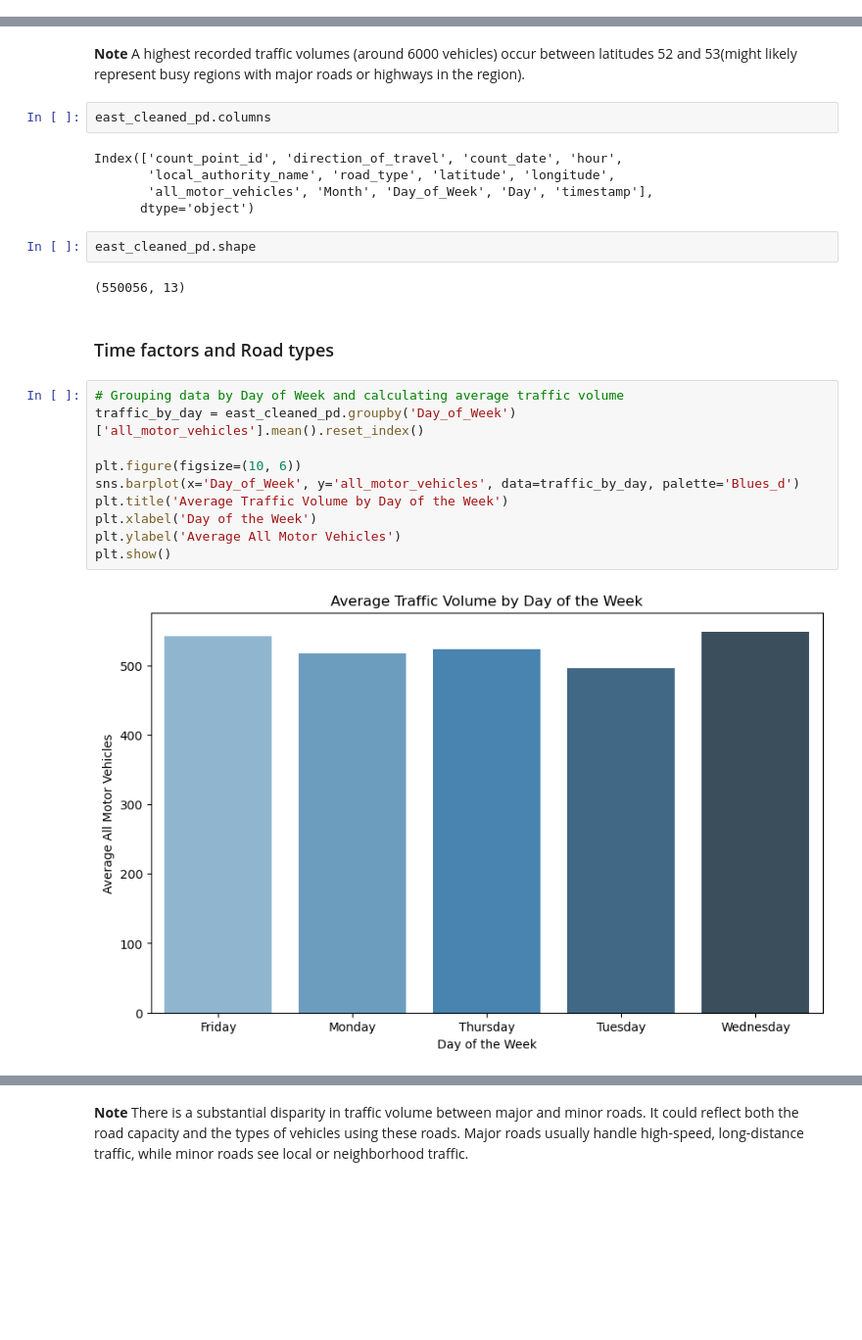
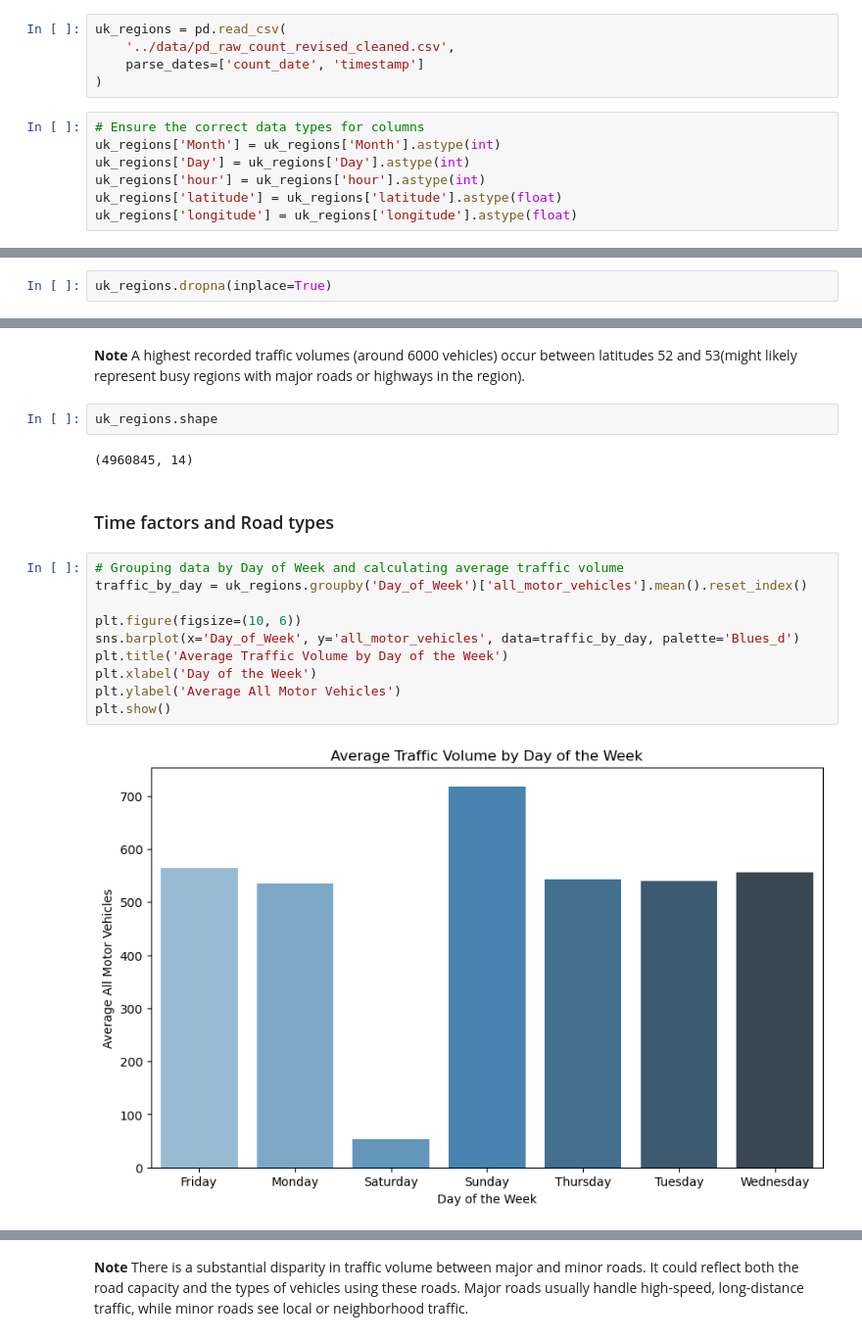
Before and after one commit to Emillia-rosette/traffic-volume-analysis, a Jupyter notebook: notebooks/02-eda.ipynb, the cells around one changed output, grey strips where cells are left out. Shown at 98% size. Drawn from its saved outputs; the diff is of its cells as text; blank space fills up the shorter version.

```diff
--- a/notebooks/02-eda.ipynb
+++ b/notebooks/02-eda.ipynb
@@ -73 +73,13 @@ east_cleaned_pd['longitude'] = east_cleaned_pd['longitude'].astype(float)
+# %%
+uk_regions = pd.read_csv(
+    '../data/pd_raw_count_revised_cleaned.csv',
+    parse_dates=['count_date', 'timestamp']
+)
+# %%
+# Ensure the correct data types for columns
+uk_regions['Month'] = uk_regions['Month'].astype(int)
+uk_regions['Day'] = uk_regions['Day'].astype(int)
+uk_regions['hour'] = uk_regions['hour'].astype(int)
+uk_regions['latitude'] = uk_regions['latitude'].astype(float)
+uk_regions['longitude'] = uk_regions['longitude'].astype(float)
 # %%
@@ -119,2 +133,4 @@ timestamp               0
 dtype: int64
+# %%
+uk_regions.dropna(inplace=True)
 # %%
@@ -204,30 +244,23 @@ plt.show()
 # %% [markdown]
 **Note** A highest recorded traffic volumes (around 6000 vehicles) occur between latitudes 52 and 53(might likely represent busy regions with major roads or highways in the region).
-# %%
-east_cleaned_pd.columns
-# %% [output]
-Index(['count_point_id', 'direction_of_travel', 'count_date', 'hour',
-       'local_authority_name', 'road_type', 'latitude', 'longitude',
-       'all_motor_vehicles', 'Month', 'Day_of_Week', 'Day', 'timestamp'],
-      dtype='object')
 # %%
-east_cleaned_pd.shape
+uk_regions.shape
 # %% [output]
-(550056, 13)
+(4960845, 14)
 # %% [markdown]
 ### Time factors and Road types
 # %%
 # Grouping data by Day of Week and calculating average traffic volume
-traffic_by_day = east_cleaned_pd.groupby('Day_of_Week')['all_motor_vehicles'].mean().reset_index()
+traffic_by_day = uk_regions.groupby('Day_of_Week')['all_motor_vehicles'].mean().reset_index()
 
 plt.figure(figsize=(10, 6))
 sns.barplot(x='Day_of_Week', y='all_motor_vehicles', data=traffic_by_day, palette='Blues_d')
 plt.title('Average Traffic Volume by Day of the Week')
 plt.xlabel('Day of the Week')
 plt.ylabel('Average All Motor Vehicles')
 plt.show()
 # %% [output]
-[figure, old version]
+[figure, new version]
 # %%
 all_months = np.arange(1, 13) # list of all months (1 to 12)
 
```
Also changed, not shown: parts of 64 cells of this notebook, 8 other files.
